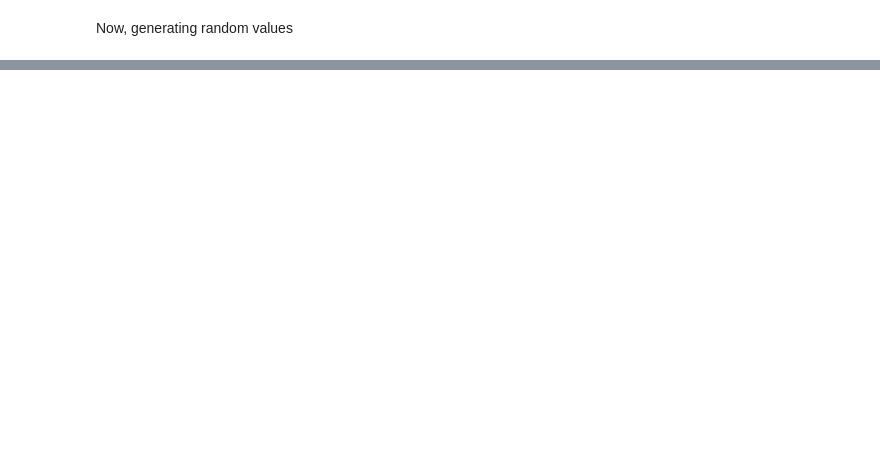
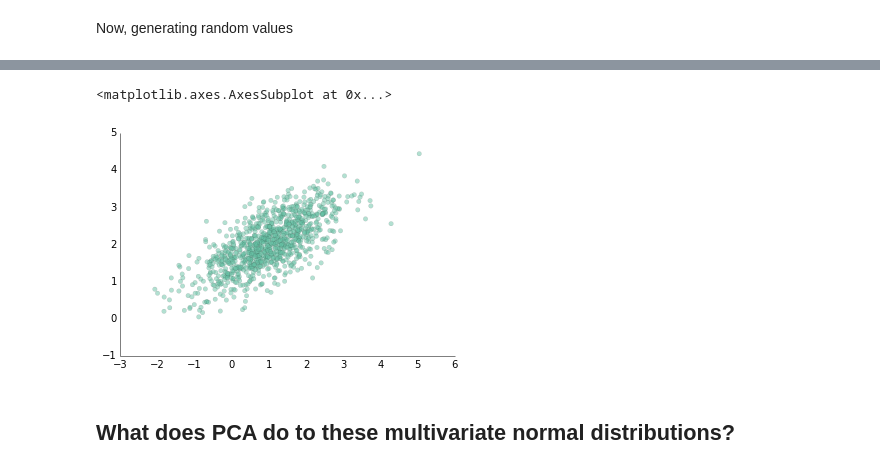
Before and after one commit to Berkeley-MIDS-ML/sklearn-clustering, a Jupyter notebook: Multivariate_Normal.ipynb, the cells around one changed output, grey strips where cells are left out. Cells and saved outputs as stored; diff of their text form; code cells hidden in the pictures; blank space fills up the shorter version.

```diff
--- a/Multivariate_Normal.ipynb
+++ b/Multivariate_Normal.ipynb
@@ -127,0 +130,10 @@ Now, generating random values
+# %%
+# what about off-diagonal covariance?
+covs = [[1, .5], [.5, 0.5]]
+examples = mn.rvs(means, covs, 1000)
+ppl.scatter(examples[:,0], examples[:,1])
+# %% [output]
+<matplotlib.axes.AxesSubplot at 0x...>
+[figure, added]
+# %% [markdown]
+## What does PCA do to these multivariate normal distributions?
```
Also changed, not shown: parts of 23 cells of this notebook.
